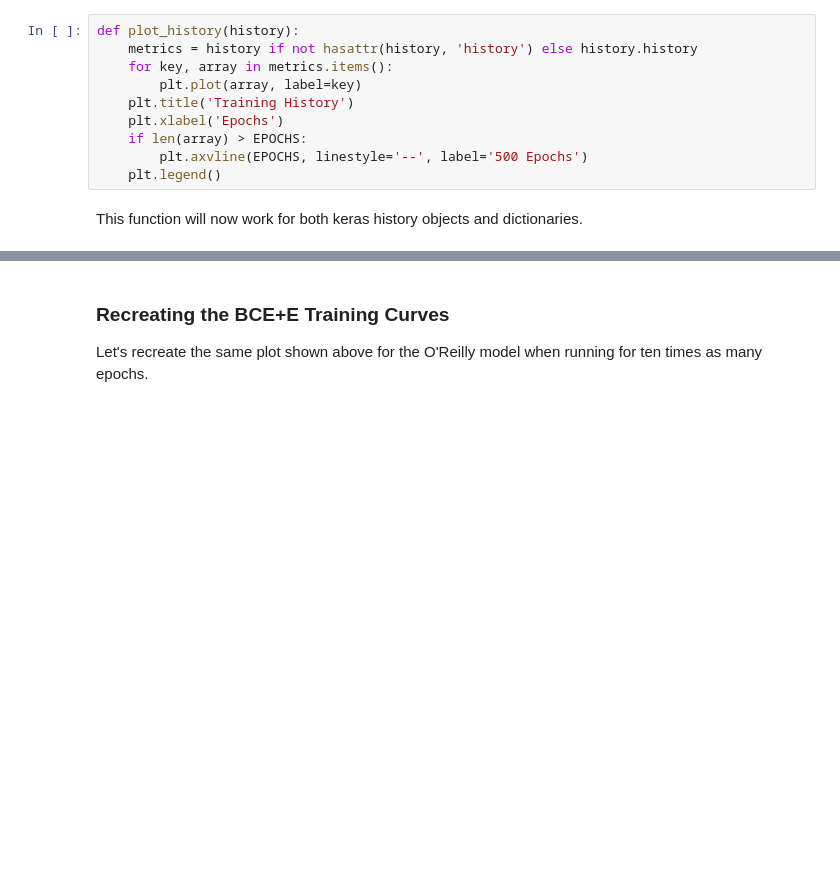
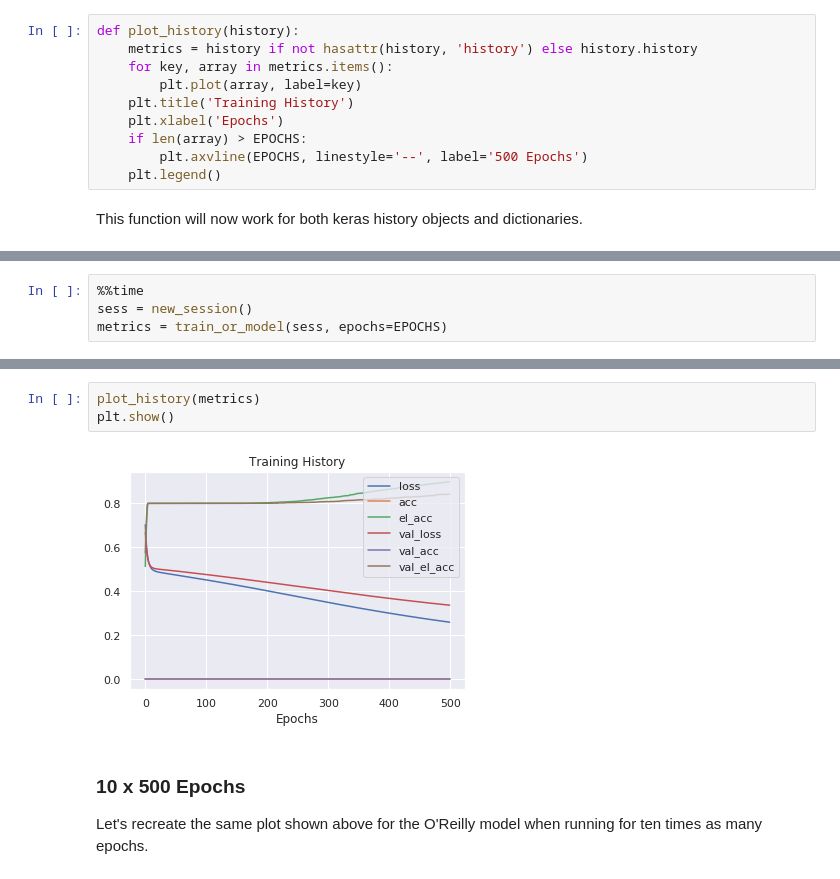
Before and after one commit to apra93/leabra-tf, a Jupyter notebook: docs/source/notebooks/0.3-BP-Model-in-Tensorflow.ipynb, the cells around one changed output, grey strips where cells are left out. Drawn from its saved outputs; the diff is of its cells as text; blank space fills up the shorter version.

Commit message:
nb-0.3: Recreated all the keras plots.

```diff
--- a/docs/source/notebooks/0.3-BP-Model-in-Tensorflow.ipynb
+++ b/docs/source/notebooks/0.3-BP-Model-in-Tensorflow.ipynb
@@ -428,0 +448,4 @@ This function will now work for both keras history objects and dictionaries.
+# %%
+%%time
+sess = new_session()
+metrics = train_or_model(sess, epochs=EPOCHS)
@@ -429,5 +470,10 @@ This function will now work for both keras history objects and dictionaries.
+# %%
+plot_history(metrics)
+plt.show()
+# %% [output]
+[figure, added]
 # %% [markdown]
-### Recreating the BCE+E Training Curves
+### 10 x 500 Epochs
 
 Let's recreate the same plot shown above for the O'Reilly model when running for ten times as many epochs.
 # %%
```
Also changed, not shown: parts of 11 cells of this notebook.
